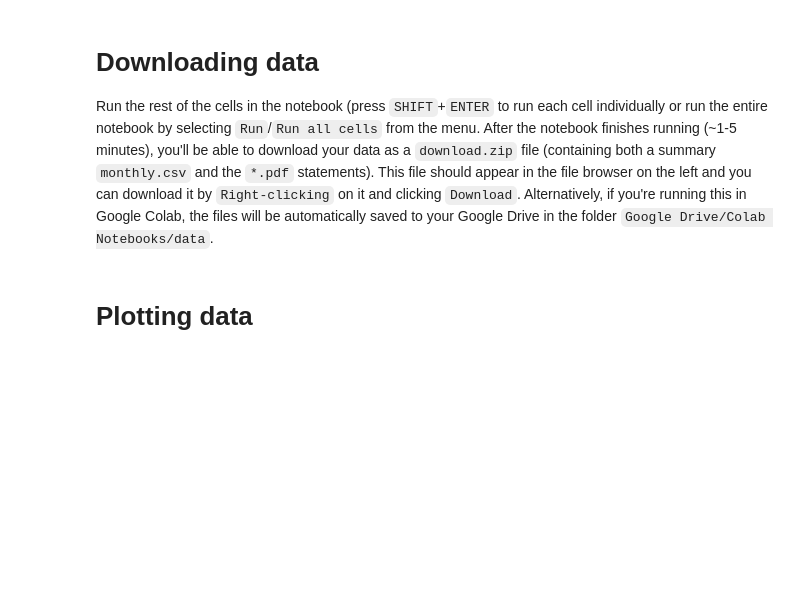
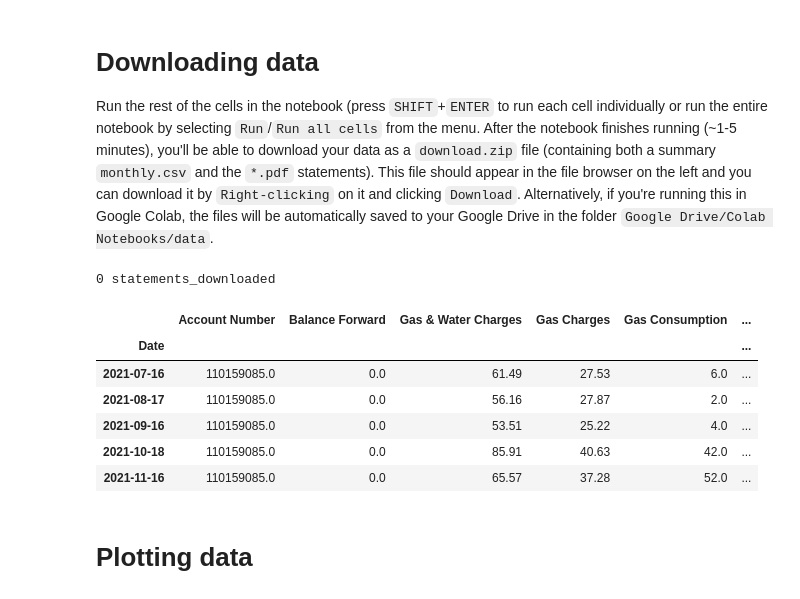
Before and after one commit to ryanfobel/utility-bill-scraper, a Jupyter notebook: notebooks/canada/on/kitchener_utilities.ipynb, the cells around one changed output. Cells and saved outputs as stored; diff of their text form; code cells hidden in the pictures; blank space fills up the shorter version.

```diff
--- a/notebooks/canada/on/kitchener_utilities.ipynb
+++ b/notebooks/canada/on/kitchener_utilities.ipynb
@@ -35,7 +37,6 @@ Run the rest of the cells in the notebook (press `SHIFT`+`ENTER` to run each cel
 
 import datetime as dt
 import os
-import shutil
 import sys
 
 import matplotlib.pyplot as plt
@@ -46,34 +47,42 @@ from matplotlib import rcParams
 import utility_bill_scraper.canada.on.kitchener_utilities as ku
 from utility_bill_scraper import install_colab_dependencies
 
 install_colab_dependencies(
     required_envs=["KITCHENER_UTILITIES_USER", "KITCHENER_UTILITIES_PASSWORD"]
 )
 
 # Plotting preferences
 bin_width = 0.9
 alpha = 0.5
 transparent = False
 bbox_inches = "tight"
 facecolor = "white"
-rcParams.update({"figure.figsize": (12, 6)})
 
 # Load the `.env` file into the environment if it exists
 load_dotenv()
 
 api = ku.KitchenerUtilitiesAPI(
     user=os.getenv("KITCHENER_UTILITIES_USER"),
     password=os.getenv("KITCHENER_UTILITIES_PASSWORD"),
     data_path=os.getenv("DATA_PATH", os.path.join("..", "..", "..", "data")),
     google_sa_credentials=os.getenv("GOOGLE_SA_CREDENTIALS"),
     browser=os.getenv("BROWSER", "Firefox"),
 )
 
 # Get up to 24 statements (the most recent).
 updates = api.update(24)
 if updates is not None:
     print(f"{ len(updates) } statements_downloaded")
 api.history("monthly").tail()
+# %% [output]
+0 statements_downloaded
+|  | Account Number | Balance Forward | Gas & Water Charges | Gas Charges | Gas Consumption | ... |
+| Date |  |  |  |  |  | ... |
+| 2021-07-16 | 110159085.0 | 0.0 | 61.49 | 27.53 | 6.0 | ... |
+| 2021-08-17 | 110159085.0 | 0.0 | 56.16 | 27.87 | 2.0 | ... |
+| 2021-09-16 | 110159085.0 | 0.0 | 53.51 | 25.22 | 4.0 | ... |
+| 2021-10-18 | 110159085.0 | 0.0 | 85.91 | 40.63 | 42.0 | ... |
+| 2021-11-16 | 110159085.0 | 0.0 | 65.57 | 37.28 | 52.0 | ... |
 # %% [markdown]
 # Plotting data
 # %% [markdown]
```
Also changed, not shown: parts of 4 cells of this notebook, 2 other files.
